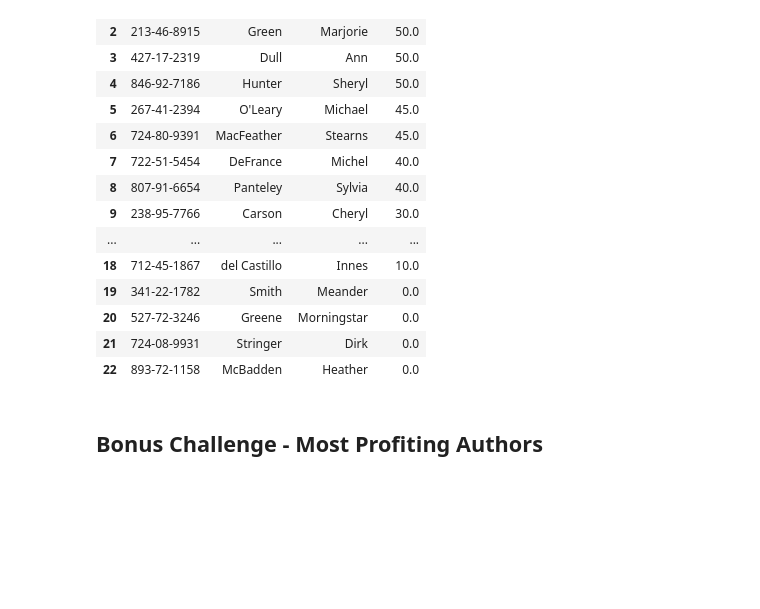
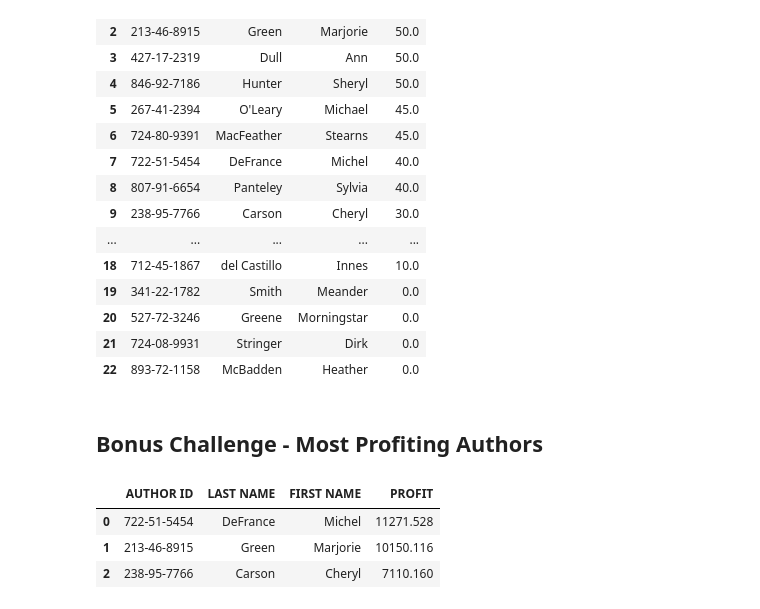
Before and after one commit to Ironhack-Data-Madrid-Agosto-2021/lab-mysql-select, a Jupyter notebook: your-code/main.ipynb, the cells around one changed output. Cells and saved outputs as stored; diff of their text form; code cells hidden in the pictures; blank space fills up the shorter version.

Commit message:
bonus

```diff
--- a/your-code/main.ipynb
+++ b/your-code/main.ipynb
@@ -178,3 +177,26 @@ challenge_4
 | 22 | 893-72-1158 | McBadden | Heather | 0.0 |
 # %% [markdown]
 ## Bonus Challenge - Most Profiting Authors
+# %%
+bonus = pd.read_sql_query(
+"""
+select authors.au_id AS "AUTHOR ID" ,  authors.au_lname AS "LAST NAME", authors.au_fname AS "FIRST NAME",
+ (royaltyper*advance)/100  + ((royaltyper*royalty*0.01)*(price*0.01))*sum(sales.qty) as PROFIT
+from  authors inner join titleauthor
+on titleauthor.au_id = authors.au_id
+inner  join titles
+on titleauthor.title_id = titles.title_id
+inner join sales
+on sales.title_id = titles.title_id
+group by authors.au_id, titles.title_id
+order by profit desc
+limit 3
+""", engine
+)
+# %%
+bonus
+# %% [output]
+|  | AUTHOR ID | LAST NAME | FIRST NAME | PROFIT |
+| 0 | 722-51-5454 | DeFrance | Michel | 11271.528 |
+| 1 | 213-46-8915 | Green | Marjorie | 10150.116 |
+| 2 | 238-95-7766 | Carson | Cheryl | 7110.160 |
```
Also changed, not shown: parts of 1 cell of this notebook.
